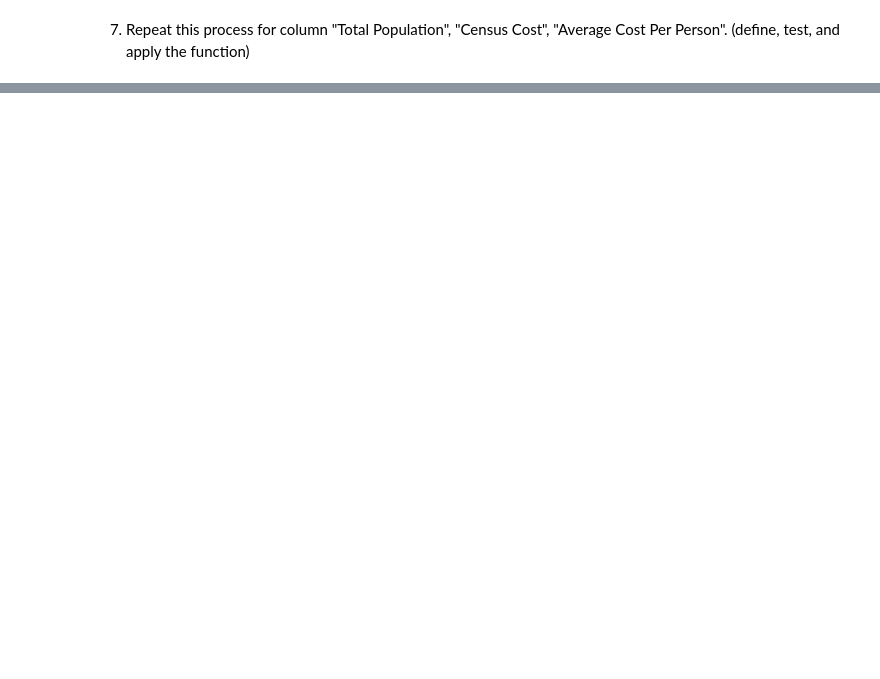
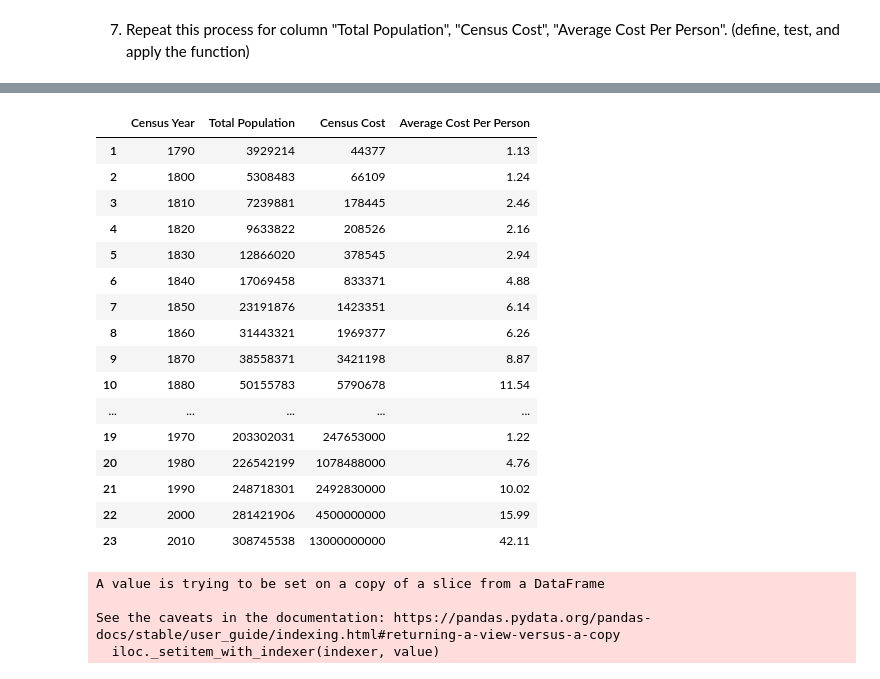
Before and after one commit to steinruck/DATA-690-WANG, a Jupyter notebook: Assignment_06/Assignment_06.ipynb, the cells around one changed output, grey strips where cells are left out. Drawn from its saved outputs; the diff is of its cells as text; code cells hidden in the pictures; blank space fills up the shorter version.

```diff
--- a/Assignment_06/Assignment_06.ipynb
+++ b/Assignment_06/Assignment_06.ipynb
@@ -257 +249,31 @@ TypeError: ignored
+# %%
+# Apply function to Average Cost Per Person column and display
+dfs['Average Cost Per Person'] = dfs['Average Cost Per Person'].apply(cleanse_per)
+dfs
+# %% [output]
+|  | Census Year | Total Population | Census Cost | Average Cost Per Person |
+| 1 | 1790 | 3929214 | 44377 | 1.13 |
+| 2 | 1800 | 5308483 | 66109 | 1.24 |
+| 3 | 1810 | 7239881 | 178445 | 2.46 |
+| 4 | 1820 | 9633822 | 208526 | 2.16 |
+| 5 | 1830 | 12866020 | 378545 | 2.94 |
+| 6 | 1840 | 17069458 | 833371 | 4.88 |
+| 7 | 1850 | 23191876 | 1423351 | 6.14 |
+| 8 | 1860 | 31443321 | 1969377 | 6.26 |
+| 9 | 1870 | 38558371 | 3421198 | 8.87 |
+| 10 | 1880 | 50155783 | 5790678 | 11.54 |
+| ... | ... | ... | ... | ... |
+| 19 | 1970 | 203302031 | 247653000 | 1.22 |
+| 20 | 1980 | 226542199 | 1078488000 | 4.76 |
+| 21 | 1990 | 248718301 | 2492830000 | 10.02 |
+| 22 | 2000 | 281421906 | 4500000000 | 15.99 |
+| 23 | 2010 | 308745538 | 13000000000 | 42.11 |
+# %%
+ # divide cents by 100 to convert to dollars
+ dfs['Average Cost Per Person'].iloc[0:18] = dfs['Average Cost Per Person'].iloc[0:18] / 100
+# %% [output]
+A value is trying to be set on a copy of a slice from a DataFrame
+
+See the caveats in the documentation: https://pandas.pydata.org/pandas-docs/stable/user_guide/indexing.html#returning-a-view-versus-a-copy
+  iloc._setitem_with_indexer(indexer, value)
 # %%
```
Also changed, not shown: parts of 55 cells of this notebook.
